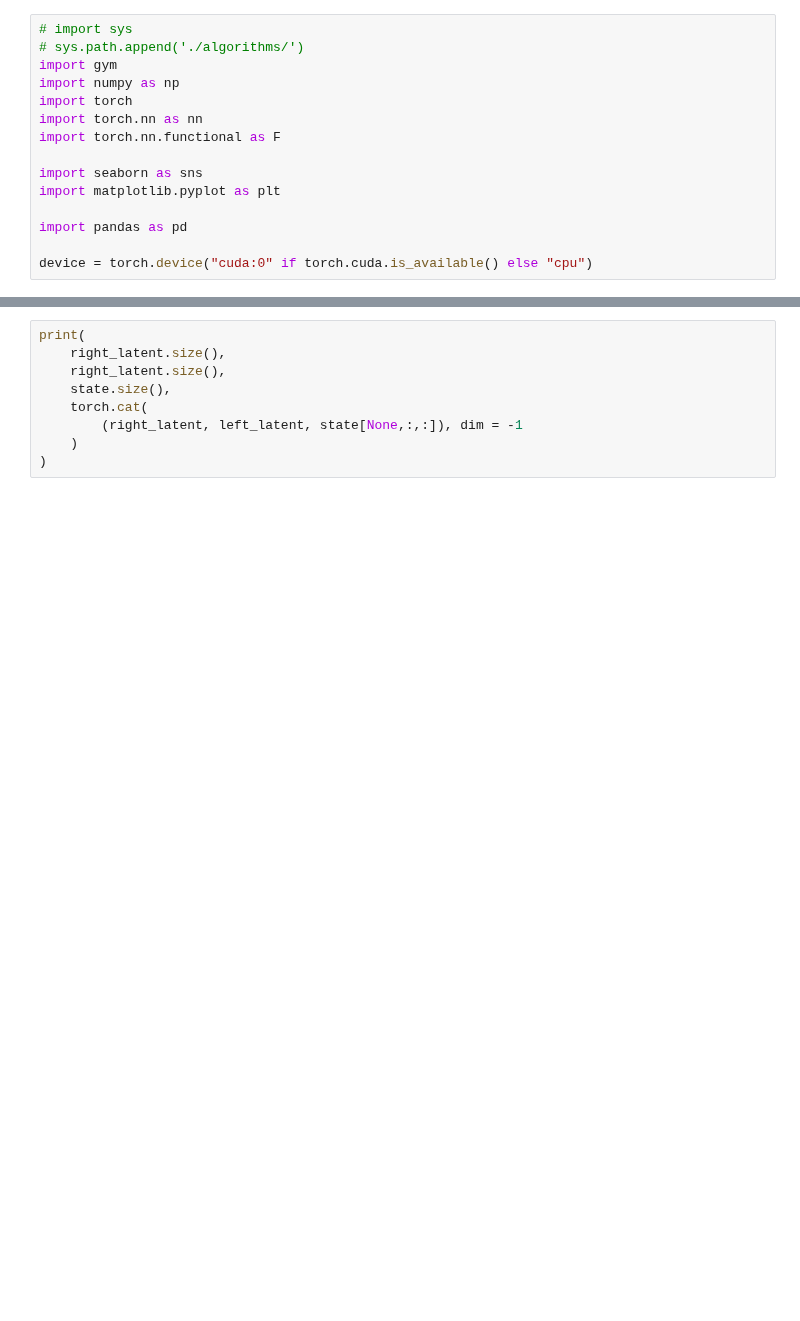
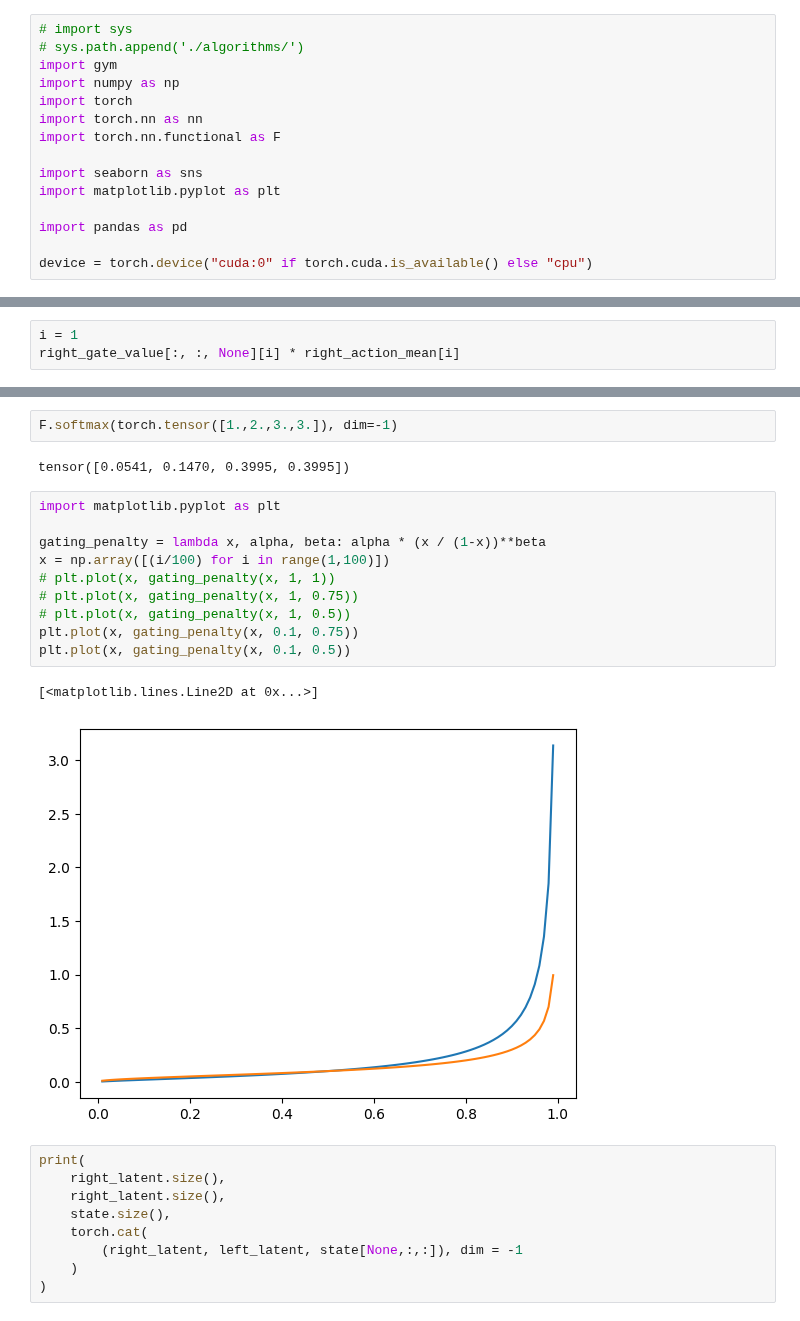
Before and after one commit to gdubbs100/right_left_brain_rl, a Jupyter notebook: continual_training_test.ipynb, the cells around one changed output, grey strips where cells are left out. Saved outputs shown, nothing was run; the diff lists cells and outputs as text; blank space fills up the shorter version.

```diff
--- a/continual_training_test.ipynb
+++ b/continual_training_test.ipynb
@@ -62,0 +292,3 @@ train_envs = prepare_parallel_envs(
+# %%
+i = 1
+right_gate_value[:, :, None][i] * right_action_mean[i]
@@ -75,3 +349,20 @@ tensor([[0.5187, 0.4921]], device='cuda:0', grad_fn=<SelectBackward>)
+# %%
+F.softmax(torch.tensor([1.,2.,3.,3.]), dim=-1)
+# %% [output]
+tensor([0.0541, 0.1470, 0.3995, 0.3995])
+# %%
+import matplotlib.pyplot as plt
+
+gating_penalty = lambda x, alpha, beta: alpha * (x / (1-x))**beta
+x = np.array([(i/100) for i in range(1,100)])
+# plt.plot(x, gating_penalty(x, 1, 1))
+# plt.plot(x, gating_penalty(x, 1, 0.75))
+# plt.plot(x, gating_penalty(x, 1, 0.5))
+plt.plot(x, gating_penalty(x, 0.1, 0.75))
+plt.plot(x, gating_penalty(x, 0.1, 0.5))
+# %% [output]
+[<matplotlib.lines.Line2D at 0x...>]
+[figure, added]
 # %%
 print(
     right_latent.size(),
```
Also changed, not shown: parts of 24 cells of this notebook, 5 other files.
